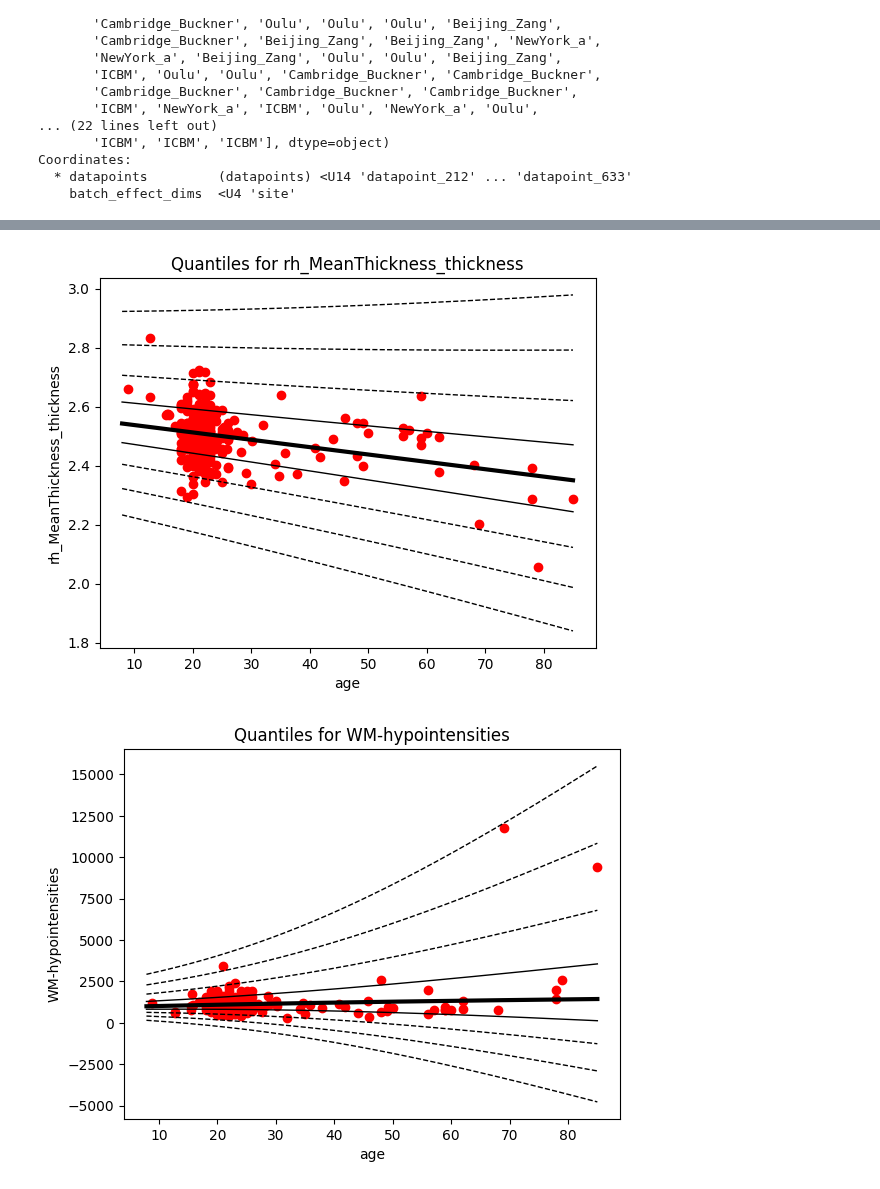
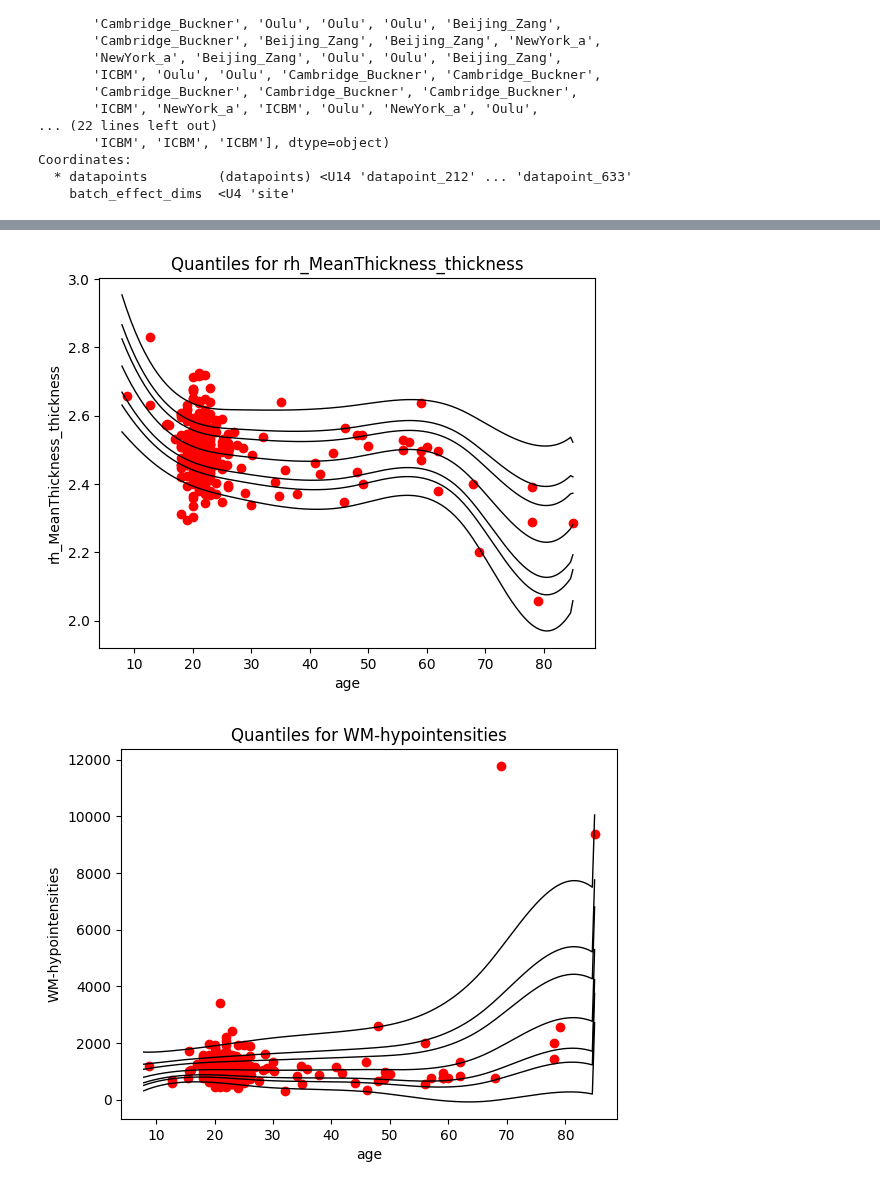
Before and after one commit to amarquand/PCNtoolkit, a Jupyter notebook: example_notebooks/hbr_example.ipynb, the cells around one changed output, grey strips where cells are left out. Cells and saved outputs as stored; diff of their text form; code cells hidden in the pictures.

```diff
--- a/example_notebooks/hbr_example.ipynb
+++ b/example_notebooks/hbr_example.ipynb
@@ -137,7 +139,7 @@ norm_conf = NormConf(savemodel=True,
                     log_dir="resources/log_dir",
                     inscaler="standardize",
                     outscaler="standardize",
-                    basis_function="linear",
+                    basis_function="bspline",
                     order=3,
                     nknots=5)
 # %% [output]
@@ -149,6 +151,9 @@ Configuration of normative model is valid.
 mu = Param(
     name="mu",
     linear=True,
+    slope=Param("slope_mu",
+                dims=("covariates",),
+                dist_params=(0.,5.))
 )
 # Configure sigma
 sigma = Param(
@@ -161,22 +166,22 @@ epsilon = Param(
     name="epsilon",
     linear=False,
     dist_name="Normal",
-    dist_params=(1,)
+    dist_params=(1.,)
 )
 # Configure delta
 delta=Param(
     name="delta",
     linear=False,
-    dist_name="HalfNormal",
+    dist_name="LogNormal",
     dist_params=(1,)
 )
 
 # Configure the HBRConf object
 hbr_conf = HBRConf(
-    draws=1500,
-    tune=500,
+    draws=2000,
+    tune=800,
     chains=4,
-    cores=4,
+    cores=16,
     likelihood="SHASHb",
     mu=mu,
     sigma=sigma,
@@ -337,8 +336,8 @@ Computing quantiles for WM-hypointensities
 # %%
-synth_data.plot_quantiles(show_data=True, scatter_data=train)
+synth_data.plot_centiles(show_data=True, scatter_data=train)
 # %% [output]
-[figure, old version]
+[figure, new version]
-[figure, old version]
+[figure, new version]
 # %%
 test.plot_qq()
 # %% [output]
```
Also changed, not shown: parts of 15 cells of this notebook, 10 other files.
